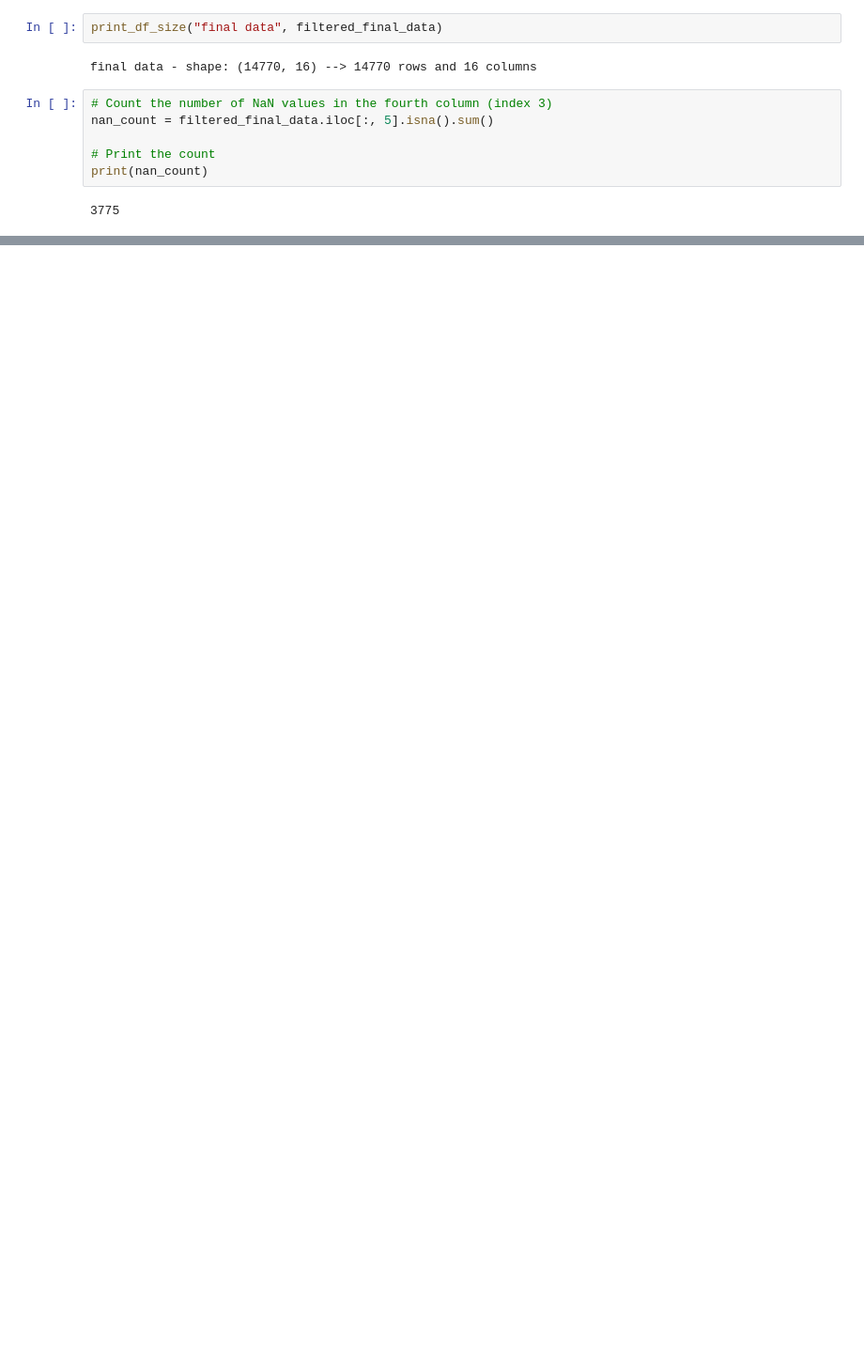
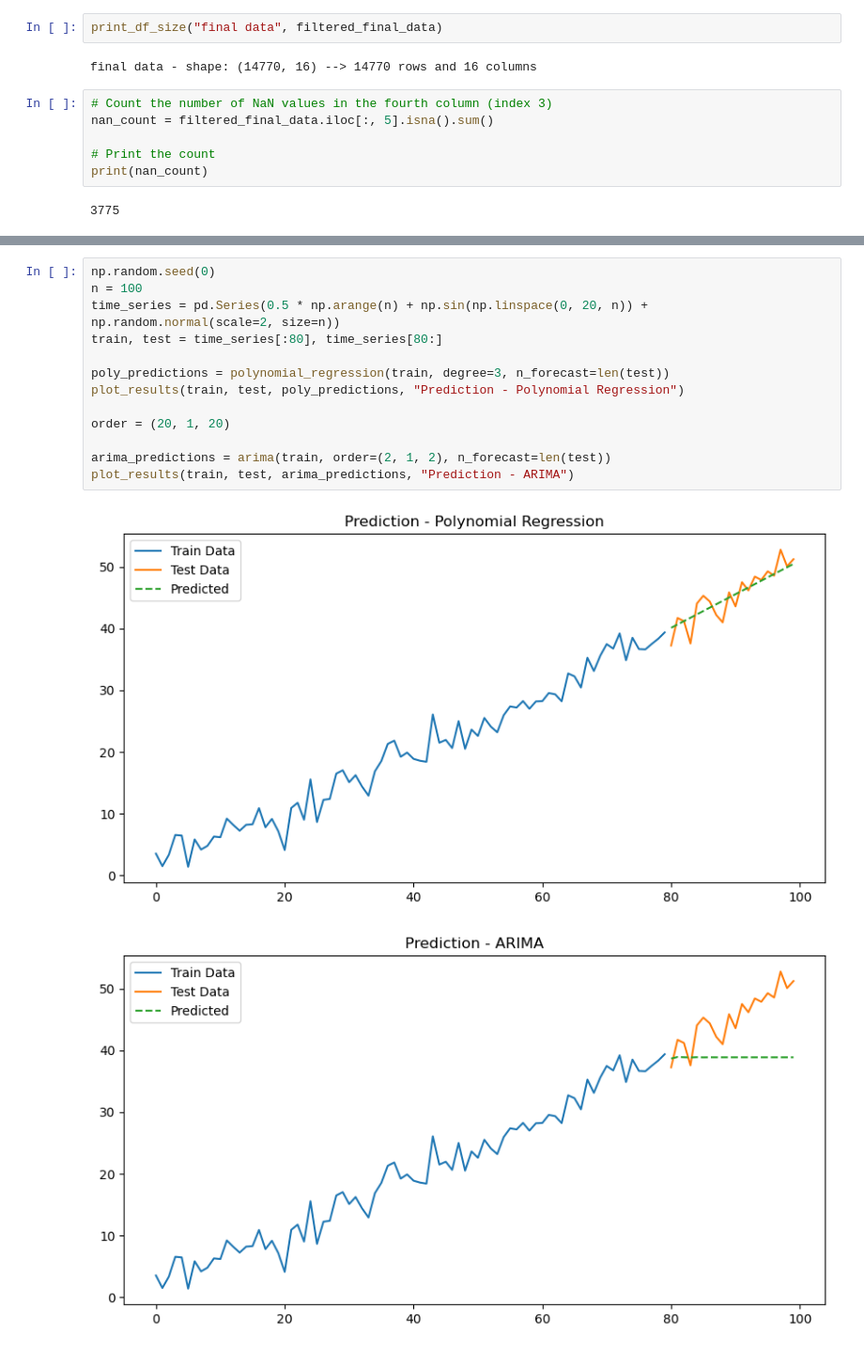
Before and after one commit to epfl-ada/ada-2024-project-gear5, a Jupyter notebook: results.ipynb, the cells around one changed output, grey strips where cells are left out. Shown at 94% size. Drawn from its saved outputs; the diff is of its cells as text; blank space fills up the shorter version.

```diff
--- a/results.ipynb
+++ b/results.ipynb
@@ -199,0 +242,16 @@ print(nan_count)
+# %%
+np.random.seed(0)
+n = 100
+time_series = pd.Series(0.5 * np.arange(n) + np.sin(np.linspace(0, 20, n)) + np.random.normal(scale=2, size=n))
+train, test = time_series[:80], time_series[80:]
+
+poly_predictions = polynomial_regression(train, degree=3, n_forecast=len(test))
+plot_results(train, test, poly_predictions, "Prediction - Polynomial Regression")
+
+order = (20, 1, 20)
+
+arima_predictions = arima(train, order=(2, 1, 2), n_forecast=len(test))
+plot_results(train, test, arima_predictions, "Prediction - ARIMA")
+# %% [output]
+[figure, added]
+[figure, added]
```
Also changed, not shown: parts of 8 cells of this notebook, 5 other files.
